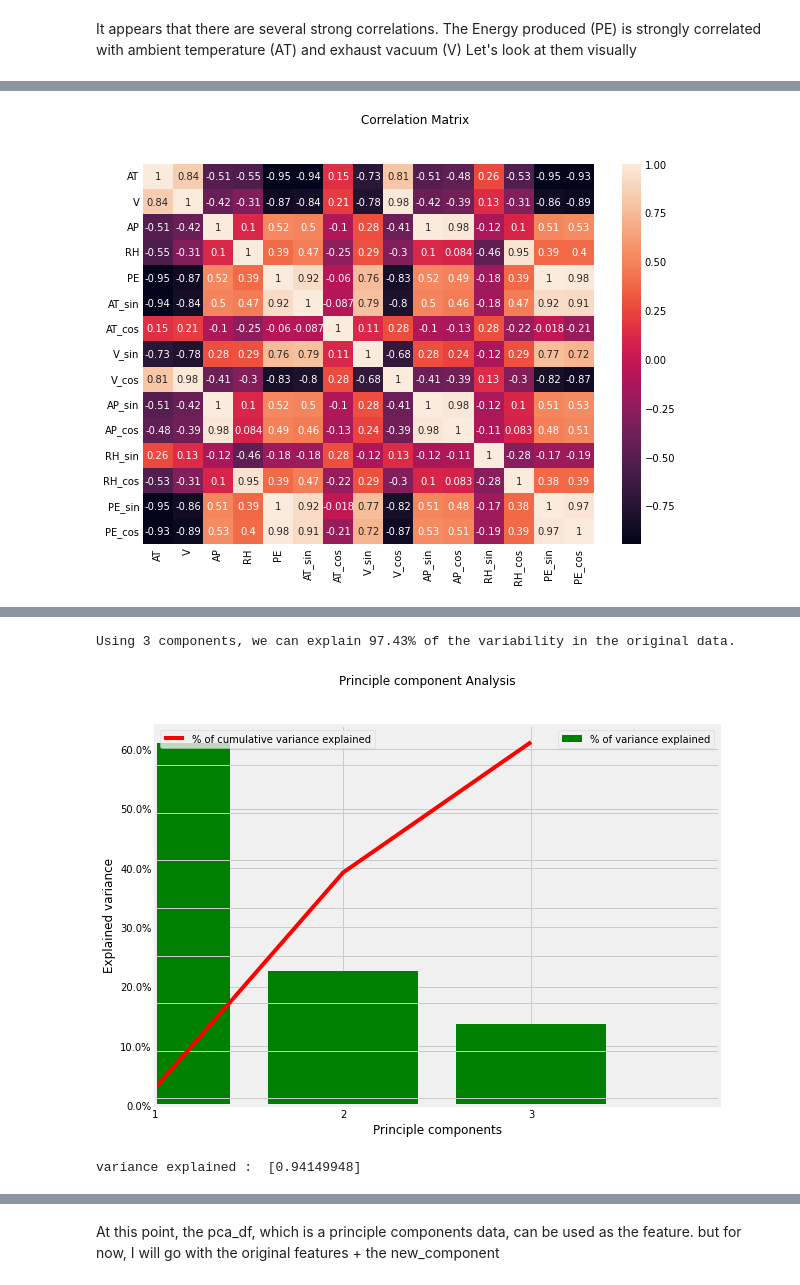
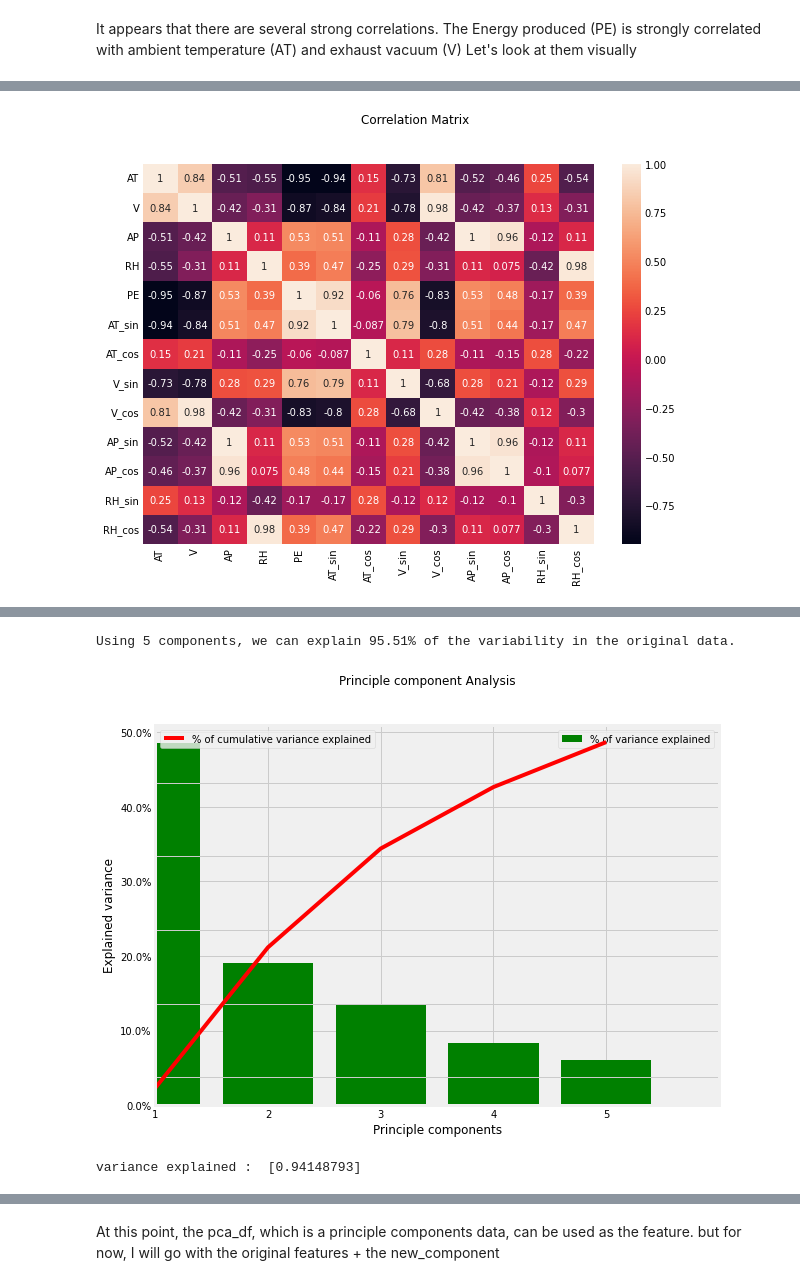
Before and after one commit to manojmanivannan/machine-learning-with-PyTorch, a Jupyter notebook: notebooks/PowerPlant_feature_engineered_regression.ipynb, the cells around one changed output, grey strips where cells are left out. Cells and saved outputs as stored; diff of their text form; code cells hidden in the pictures.

```diff
--- a/notebooks/PowerPlant_feature_engineered_regression.ipynb
+++ b/notebooks/PowerPlant_feature_engineered_regression.ipynb
@@ -70,0 +89,5 @@ False
+# %%
+outlier_trimmer = Winsorizer(capping_method='gaussian', tail='both',fold=2)
+# %%
+df['AP'] = outlier_trimmer.fit_transform(df[['AP']]).AP
+df['RH'] = outlier_trimmer.fit_transform(df[['RH']]).RH
@@ -130,5 +163,5 @@ fig.tight_layout()
 # %%
 sf_tansformer = CyclicalFeatures()
-df_cf = sf_tansformer.fit_transform(df)
+df_cf = sf_tansformer.fit_transform(df[['AT','V','AP','RH']])
 # %%
-df_cf
+df = pd.concat([df,df_cf.filter([c for c in df_cf.columns if '_' in c])],axis=1)
@@ -149,5 +168,5 @@ df_cf
 # %%
-correlation_matrix(df_cf,plot=True)
+correlation_matrix(df,plot=True)
 # %% [output]
-[figure, old version]
+[figure, new version]
 |  | AT | V | AP | RH | PE | AT_sin | AT_cos | V_sin | V_cos | AP_sin | AP_cos | ... |
@@ -171,20 +188,20 @@ pca,n_components = get_principle_component(df.drop('PE',axis=1),least_components
 pca_df = pd.DataFrame(pca.fit_transform(df.drop('PE',axis=1)),columns=[f'PC-{i}' for i in range(1,n_components+1)])
 choosen_columns = pca_df.columns
 # %% [output]
-Using 3 components, we can explain 97.43% of the variability in the original data.
+Using 5 components, we can explain 95.51% of the variability in the original data.
-[figure, old version]
+[figure, new version]
 # %%
 pca = PCA(n_components=1)
-pca.fit(np.array(df[['V','AT']]))
+pca.fit(np.array(df[['V','AT','V_cos']]))
 print("variance explained : ",pca.explained_variance_ratio_)
 
-y = pca.transform(np.array(df[['V','AT']]))
-new_component = pd.DataFrame(y)
-new_component = new_component.rename(columns={0: 'new_component'})
+# y = pca.transform(np.array(df[['V','AT','V_cos']]))
+# new_component = pd.DataFrame(y)
+# new_component = new_component.rename(columns={0: 'new_component'})
 # df["new_component"] = new_component
-# df.drop(['V','AT'], axis=1, inplace=True)
+# df.drop(['V','AT','V_cos'], axis=1, inplace=True)
 # %% [output]
-variance explained :  [0.94149948]
+variance explained :  [0.94148793]
 # %%
 df = df.dropna(axis=0)
 # %%
```
Also changed, not shown: parts of 17 cells of this notebook, 3 other files.
